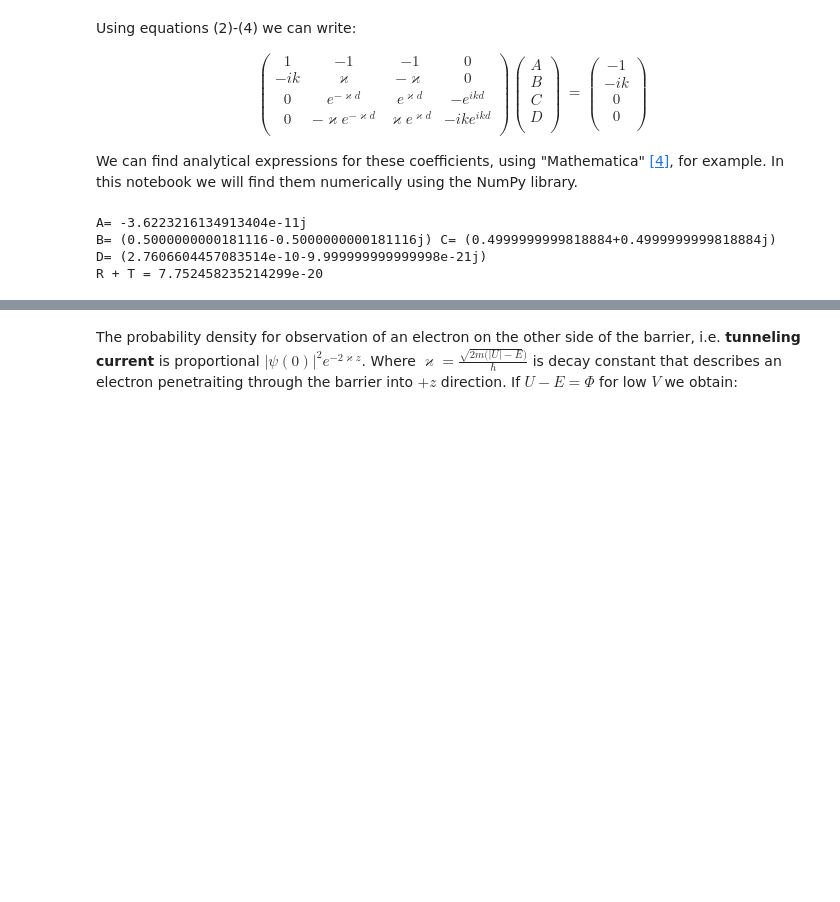
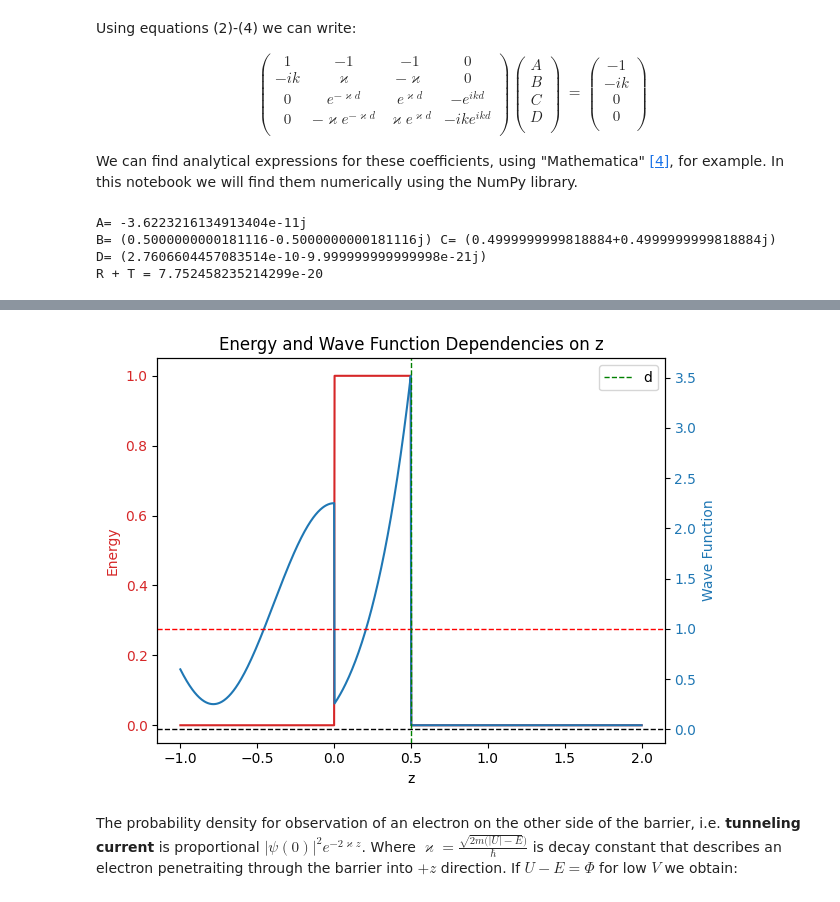
Before and after one commit to MariyaSV78/notebook_STM, a Jupyter notebook: STM/STM.ipynb, the cells around one changed output, grey strips where cells are left out. Saved outputs shown, nothing was run; the diff lists cells and outputs as text; code cells hidden in the pictures; blank space fills up the shorter version.

```diff
--- a/STM/STM.ipynb
+++ b/STM/STM.ipynb
@@ -143,3 +215,73 @@ R + T = 7.752458235214299e-20
+# %%
+import numpy as np
+import matplotlib.pyplot as plt
+
+# Constants
+k = 2.0  # You can adjust the value of k as needed
+kappa = 1.5  # You can adjust the value of kappa as needed
+
+# Define the conditions for energy dependency
+def barrier_energy_dependency(z, d):
+    if z <= 0:
+        return 0
+    elif 0 < z < d:
+        return 1
+    else:
+        return 0
+
+# Define the conditions for wave function dependency
+def wave_function_dependency(z, d, x):
+    if z <= 0:
+        return np.exp(1j * k * z) + x[0] * np.exp(-1j * k * z)
+    elif 0 < z < d:
+        return x[1] * np.exp(kappa * z) + x[2] * np.exp(-kappa * z)
+    else:
+        return x[3] * np.exp(1j * k * z)
+
+# Vectorize the functions for element-wise application to arrays
+barrier_energy_vec = np.vectorize(barrier_energy_dependency)
+wave_function_vec = np.vectorize(lambda z: np.abs(wave_function_dependency(z, d_value, x_values))**2)
+
+# Define the range of z values
+z_values = np.linspace(-1, 2, 1000)  # Adjust the range as needed
+
+# Set the value of d
+d_value = 0.5  # Adjust the value of d as needed
+
+# Set the values of coefficients x
+x_values = np.array([0.5, 1.0, -0.5, 0.2])  # Adjust the values of x as needed
+
+# Calculate the energy values for each z
+energy_values = barrier_energy_vec(z_values, d_value)
+
+# Calculate the wave function values for each z
+wave_function_values = wave_function_vec(z_values)
+
+# Plot the energy and wave function dependencies
+fig, ax1 = plt.subplots()
+
+color = 'tab:red'
+ax1.set_xlabel('z')
+ax1.set_ylabel('Energy', color=color)
+ax1.plot(z_values, energy_values, color=color)
+ax1.tick_params(axis='y', labelcolor=color)
+
+ax2 = ax1.twinx()
+color = 'tab:blue'
+ax2.set_ylabel('Wave Function', color=color)
+ax2.plot(z_values, wave_function_values, color=color)
+ax2.tick_params(axis='y', labelcolor=color)
+
+plt.title('Energy and Wave Function Dependencies on z')
+plt.axhline(0, color='black', linestyle='--', linewidth=1)  # Horizontal line at E=0
+plt.axhline(1, color='red', linestyle='--', linewidth=1)    # Horizontal line at E=1
+plt.axvline(d_value, color='green', linestyle='--', linewidth=1, label='d')  # Vertical line at z=d
+plt.legend()
+
+fig.tight_layout()
+plt.show()
+# %% [output]
+[figure, added]
 # %% [markdown]
 
 The probability density for observation of an electron on the other side of the barrier, i.e. **tunneling current** is proportional $ |\psi(0)|^2e^{-2\varkappa z} $.
```
Also changed, not shown: parts of 3 cells of this notebook.
